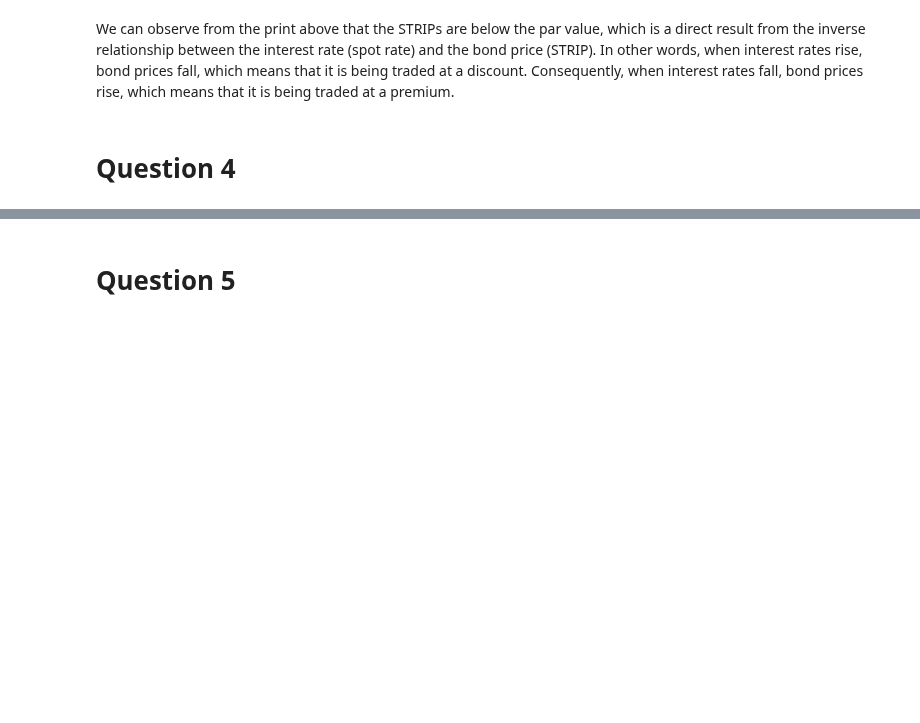
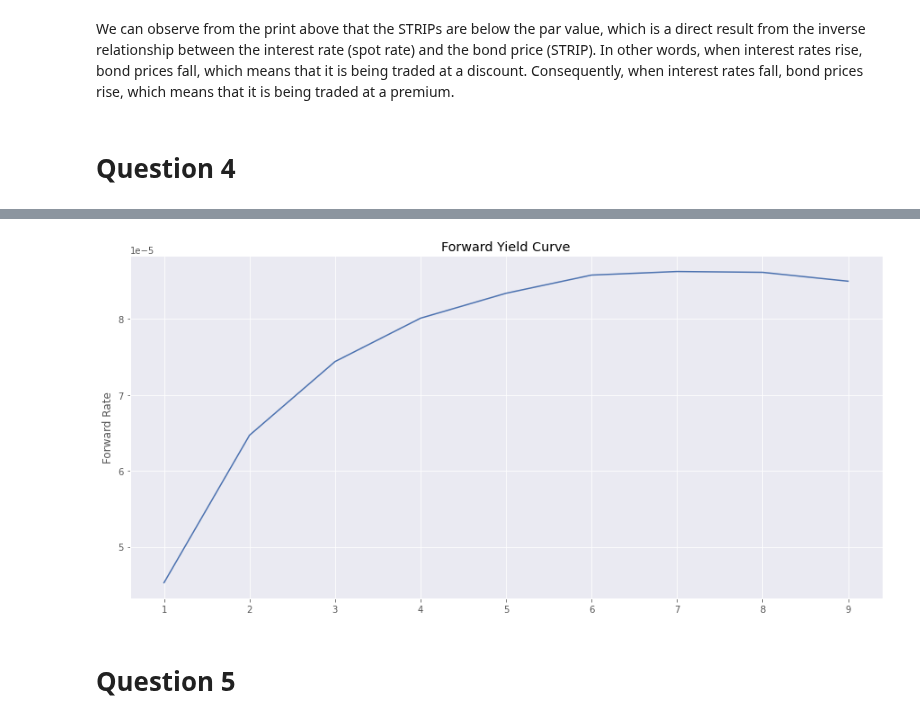
Before and after one commit to daniel-deutsch/FTD, a Jupyter notebook: Risk Management/Project 2/main.ipynb, the cells around one changed output, grey strips where cells are left out. Drawn from its saved outputs; the diff is of its cells as text; code cells hidden in the pictures; blank space fills up the shorter version.

```diff
--- a/Risk Management/Project 2/main.ipynb
+++ b/Risk Management/Project 2/main.ipynb
@@ -31,4 +32,17 @@ m = 2     # Number of payment periods in a year (2 because its semi-annual payme
 M = 100   # Par value (100$ According to the European Central Bank Website)
 
 # Obtains the spot yields from the European Central Bank Website
-s = [ 0.00490, 0.00833, 0.01159, 0.01446, 0.01702, 0.01933, 0.02145, 0.02339, 0.02518, 0.02683 ]
+df = pd.DataFrame([
+    (0.5, 0.00490),
+    (1, 0.00833),
+    (1.5, 0.01159),
+    (2, 0.01446),
+    (2.5, 0.01702),
+    (3, 0.01933),
+    (3.5, 0.02145),
+    (4, 0.02339),
+    (4.5, 0.02518),
+    (5, 0.02683),
+], columns=['maturity', 'spot_rate'])
+
+df
@@ -48,7 +74,7 @@ Therefore, the price $P$ of the STRIPS can be obtained through:
 \end{align*}
 # %%
 # Calculates the STRIP for each spot rate
-for y in s:
-    P = M/(1+y/m)**(m*n)
-    print(P)
+df['strip'] = M / (1 + df['spot_rate'] / m)**(m*n)
+
+df
 # %% [output]
@@ -68,0 +100,8 @@ We can observe from the print above that the STRIPs are below the par value, whi
+# %%
+# Obtains the total number of periods for the respective spot rate
+df['l'] = 2*df['maturity']
+
+# Calculates the forward rate
+df['forward_rate'] = m * (-1 + ((1 + df['spot_rate']/m)**(df['l']*df['spot_rate'])) / ((1 + df['spot_rate'].shift()/m)**(df['l']*df['spot_rate'].shift())) )
+
+df
@@ -69,3 +120,12 @@ We can observe from the print above that the STRIPs are below the par value, whi
+# %%
+# Plots the forward yield curve
+df['forward_rate'].plot()
+plt.title("Forward Yield Curve")
+plt.ylabel("Forward Rate")
+plt.xlabel("")
+plt.show()
+# %% [output]
+[figure, added]
 # %% [markdown]
 # Question 5
 # %% [markdown]
```
Also changed, not shown: parts of 6 cells of this notebook.
